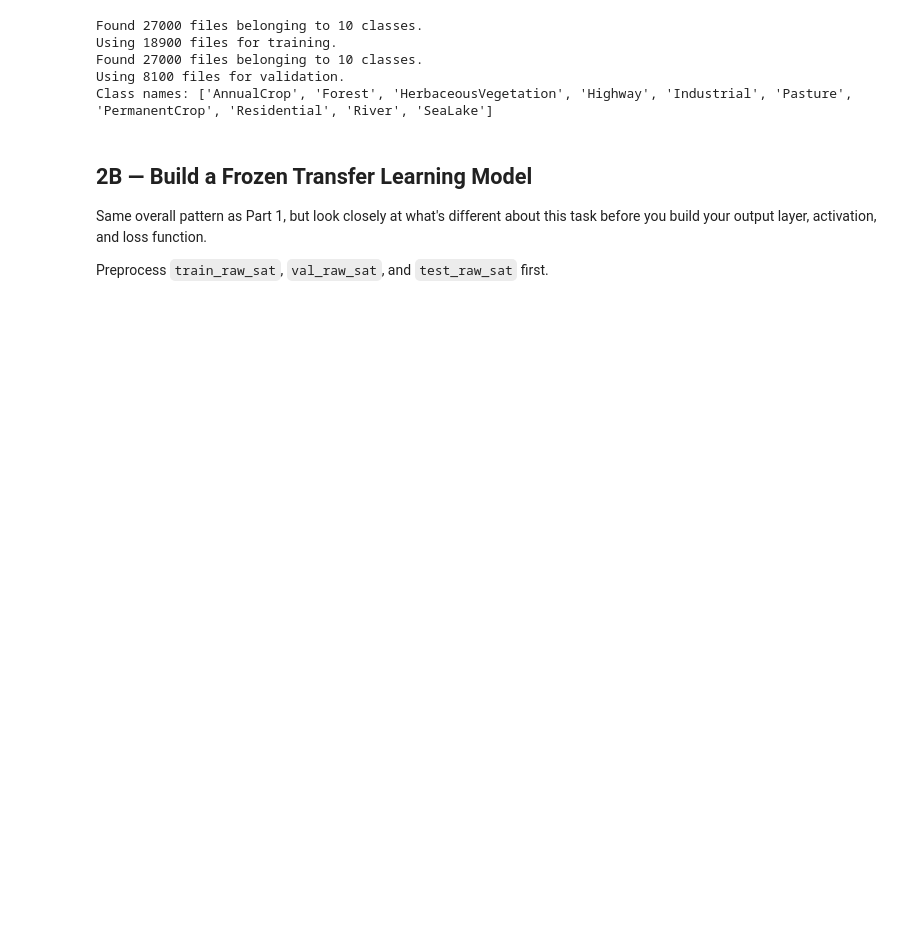
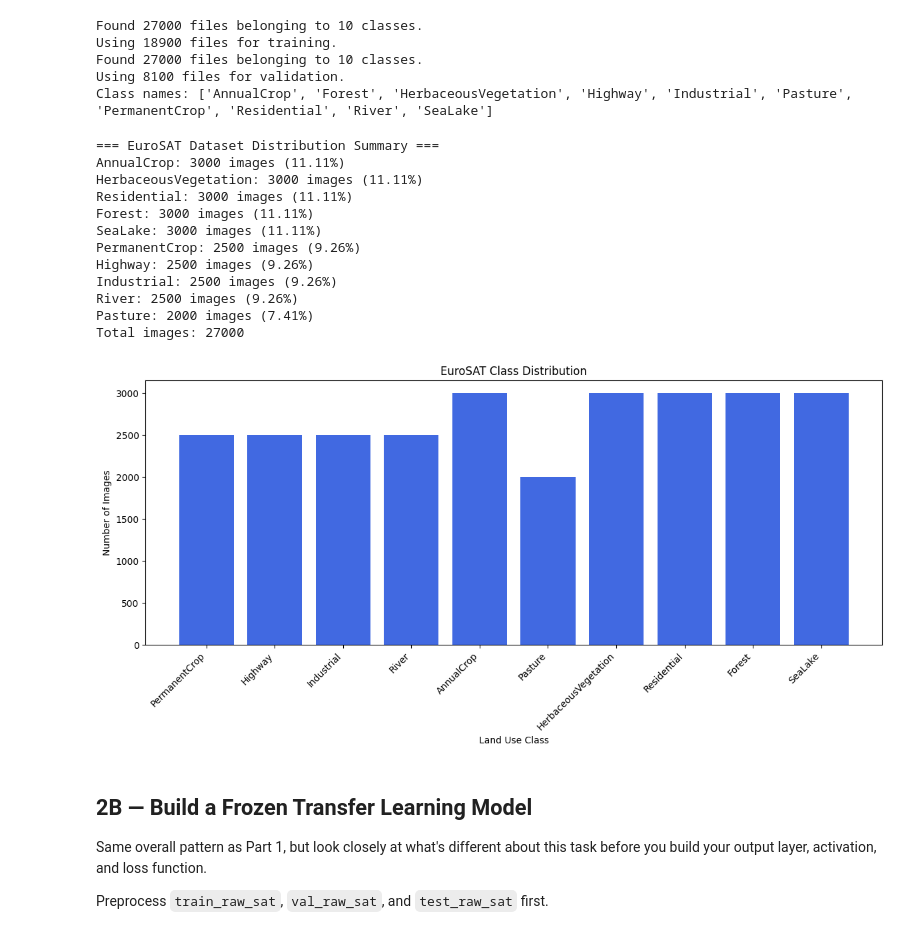
Before and after one commit to LoganBanister/IT480-FA26, a Jupyter notebook: Assignments/Assignment 2/Assignment2_TransferLearning.ipynb, the cells around one changed output. Saved outputs shown, nothing was run; the diff lists cells and outputs as text; code cells hidden in the pictures; blank space fills up the shorter version.

```diff
--- a/Assignments/Assignment 2/Assignment2_TransferLearning.ipynb
+++ b/Assignments/Assignment 2/Assignment2_TransferLearning.ipynb
@@ -310,6 +309,49 @@ Using 18900 files for training.
 Found 27000 files belonging to 10 classes.
 Using 8100 files for validation.
 Class names: ['AnnualCrop', 'Forest', 'HerbaceousVegetation', 'Highway', 'Industrial', 'Pasture', 'PermanentCrop', 'Residential', 'River', 'SeaLake']
+# %%
+import os
+import matplotlib.pyplot as plt
+
+# Count the number of images in each class directory for EuroSAT
+sat_classes = os.listdir(data_dir_sat)
+class_counts = {}
+
+for cls in sat_classes:
+    cls_path = os.path.join(data_dir_sat, cls)
+    if os.path.isdir(cls_path):
+        class_counts[cls] = len(os.listdir(cls_path))
+
+# Print a summary of the distribution
+total_sat_images = sum(class_counts.values())
+print("=== EuroSAT Dataset Distribution Summary ===")
+for cls, count in sorted(class_counts.items(), key=lambda x: x[1], reverse=True):
+    print(f"{cls}: {count} images ({count / total_sat_images * 100:.2f}%)")
+print(f"Total images: {total_sat_images}")
+
+# Plot the class distribution
+plt.figure(figsize=(12, 6))
+plt.bar(class_counts.keys(), class_counts.values(), color='royalblue')
+plt.xlabel('Land Use Class')
+plt.ylabel('Number of Images')
+plt.title('EuroSAT Class Distribution')
+plt.xticks(rotation=45, ha='right')
+plt.tight_layout()
+plt.show()
+# %% [output]
+=== EuroSAT Dataset Distribution Summary ===
+AnnualCrop: 3000 images (11.11%)
+HerbaceousVegetation: 3000 images (11.11%)
+Residential: 3000 images (11.11%)
+Forest: 3000 images (11.11%)
+SeaLake: 3000 images (11.11%)
+PermanentCrop: 2500 images (9.26%)
+Highway: 2500 images (9.26%)
+Industrial: 2500 images (9.26%)
+River: 2500 images (9.26%)
+Pasture: 2000 images (7.41%)
+Total images: 27000
+[figure, added]
 # %% [markdown]
 ## 2B — Build a Frozen Transfer Learning Model
 
```
Also changed, not shown: parts of 26 cells of this notebook.
